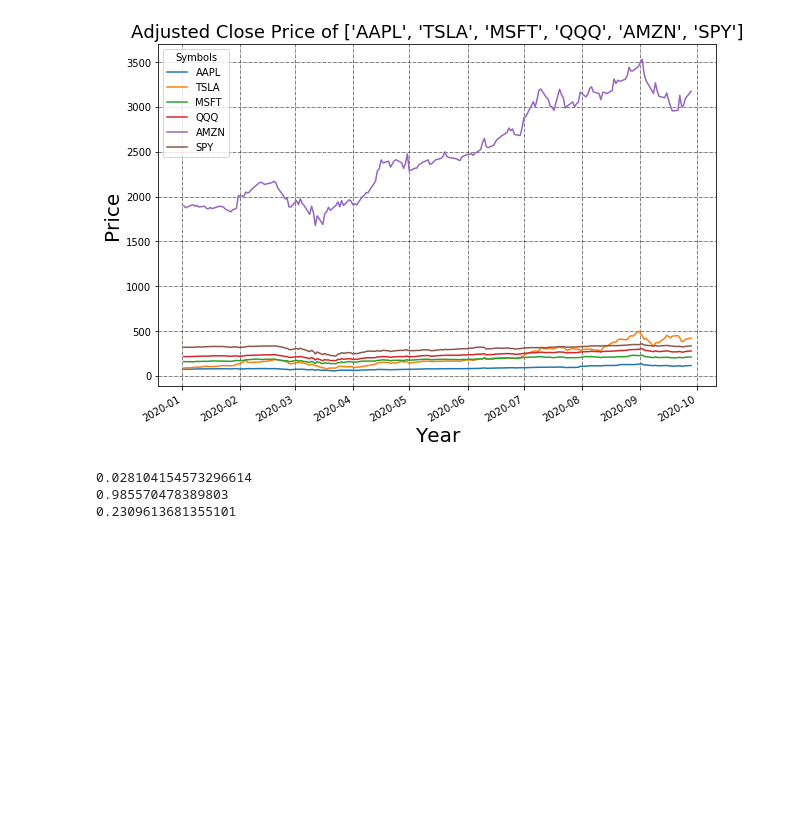
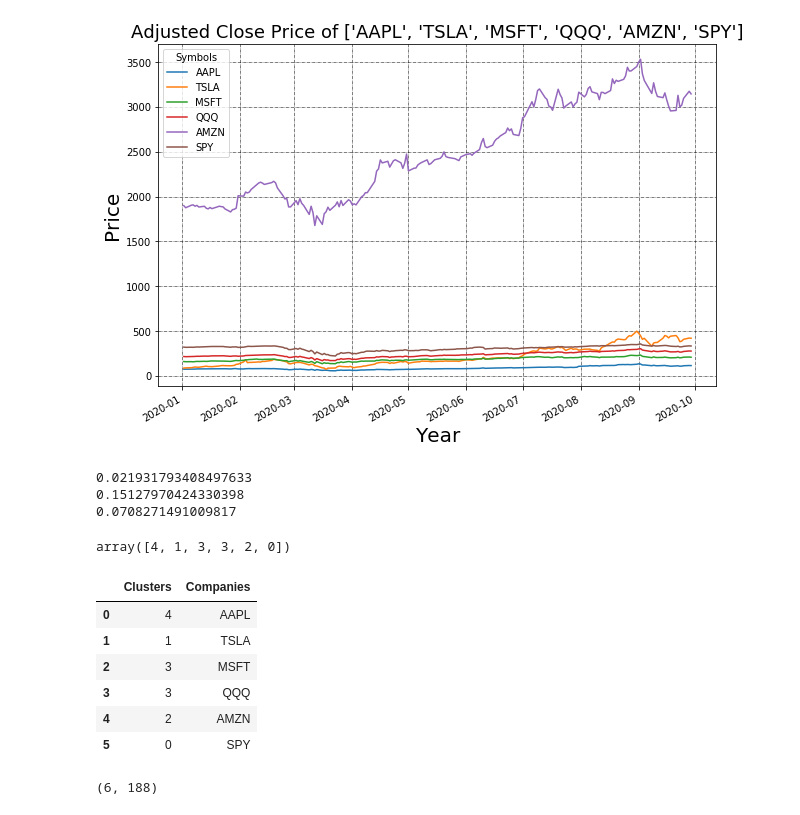
Before and after one commit to JLiang7/Stock-Market-Modeling, a Jupyter notebook: Proj_Stock_Modeling_API.ipynb, the cells around one changed output. Drawn from its saved outputs; the diff is of its cells as text; code cells hidden in the pictures; blank space fills up the shorter version.

```diff
--- a/Proj_Stock_Modeling_API.ipynb
+++ b/Proj_Stock_Modeling_API.ipynb
@@ -54,24 +46,49 @@ plt.show()
 # %% [output]
 [figure]
 # %%
+# Import Normalizer
 from sklearn.preprocessing import Normalizer
+# Initialize Normalizer
 normalizer = Normalizer()
-normal_movements = normalizer.fit_transform(Stock_df['Adj Close'])
+normal_movements = normalizer.fit_transform(np.array(Stock_df['Adj Close']).T)
+print(normal_movements.min())
+print(normal_movements.max())
+print(normal_movements.mean())
+# %% [output]
+0.021931793408497633
+0.15127970424330398
+0.0708271491009817
-# %%
-print(normal_movements.min())
-print(normal_movements.max())
-print(normal_movements.mean())
-# %% [output]
-0.028104154573296614
-0.985570478389803
-0.2309613681355101
 # %%
+# Import
 from sklearn.pipeline import make_pipeline
 from sklearn.cluster import KMeans
 
+# Kmeans Model and Normalizer
 normalizer = Normalizer()
-kmeans = KMeans( n_clusters=5, max_iter = 1000, random_state = 1)
+kmeans = KMeans( n_clusters = 5, max_iter = 1000, random_state = 1)
+
+# Pipeline btwn Normalizer and Kmeans Model
 pipeline = make_pipeline( normalizer, kmeans)
-
-pipeline.fit(Stock_df['Adj Close'])
-predictions = pipeline.predict(Stock_df['Adj Close'])
+# Fit Pipeline
+pipeline.fit(np.array(Stock_df['Adj Close']).T)
+predictions = pipeline.predict(np.array(Stock_df['Adj Close']).T)
+# Check predictions
+predictions
+# %% [output]
+array([4, 1, 3, 3, 2, 0])
+# %%
+# Check Clustering
+df_cluster = pd.DataFrame( {'Clusters':predictions, 'Companies': Tickers})
+df_cluster
+# %% [output]
+|  | Clusters | Companies |
+| 0 | 4 | AAPL |
+| 1 | 1 | TSLA |
+| 2 | 3 | MSFT |
+| 3 | 3 | QQQ |
+| 4 | 2 | AMZN |
+| 5 | 0 | SPY |
+# %%
+normal_movements.shape
+# %% [output]
+(6, 188)
```
Also changed, not shown: parts of 3 cells of this notebook.
